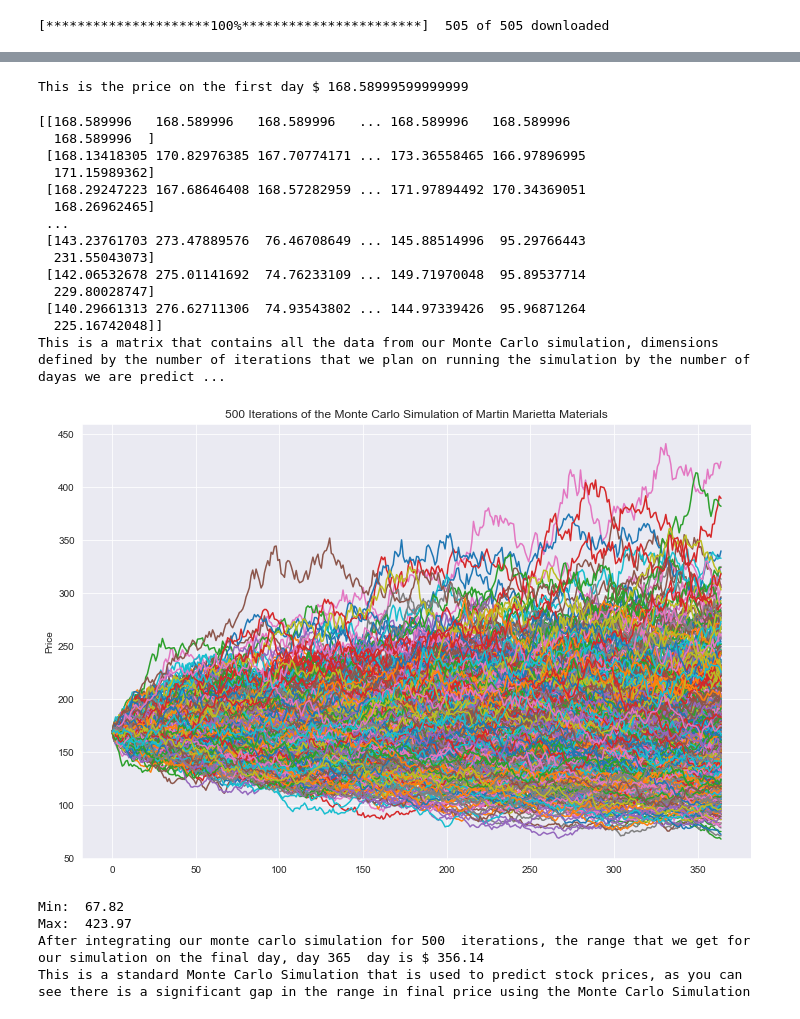
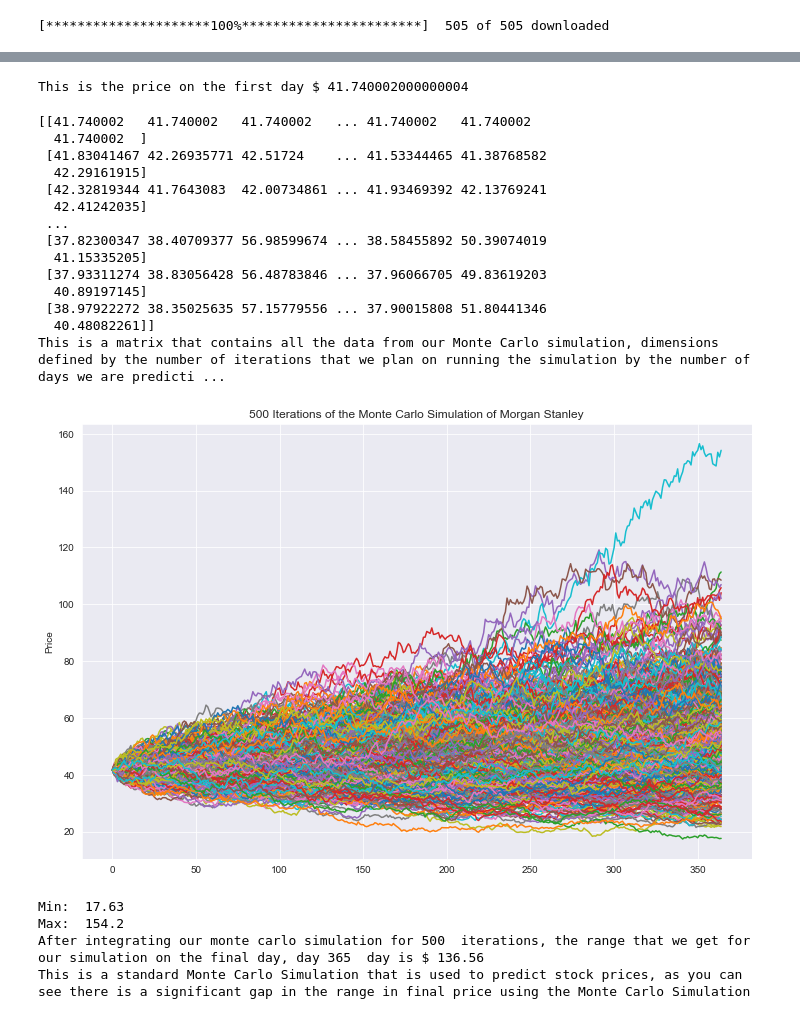
Before and after one commit to BryanLee06/Python_Assignment-Pokemon, a Jupyter notebook: S&P 500 Stock Index Analysis.ipynb, the cells around one changed output, grey strips where cells are left out. Cells and saved outputs as stored; diff of their text form; code cells hidden in the pictures.

```diff
--- a/S&P 500 Stock Index Analysis.ipynb
+++ b/S&P 500 Stock Index Analysis.ipynb
@@ -217,8 +220,8 @@ print(daily_returns)
 # %%
-K = stockdata[df['Symbol'][counter]]['Adj Close'].iloc[-1]
+K = stockdata[fullpackage['Symbol'][counter]]['Adj Close'].iloc[-1]
 print('This is the price on the first day $',K)
 # %% [output]
-This is the price on the first day $ 168.58999599999999
+This is the price on the first day $ 41.740002000000004
 # %%
 price_list = np.array(daily_returns)
 price_list[0] = K
@@ -227,30 +230,30 @@ for t in range(1, intervals):
     price_list[t] = price_list[t-1]*daily_returns[t]
 # %%
 print(price_list)
-print('This is a matrix that contains all the data from our Monte Carlo simulation, dimensions defined by the number of iterations that we plan on running the simulation by the number of dayas we are predicting the price.')
+print('This is a matrix that contains all the data from our Monte Carlo simulation, dimensions defined by the number of iterations that we plan on running the simulation by the number of days we are predicting the price.')
 # %% [output]
-[[168.589996   168.589996   168.589996   ... 168.589996   168.589996
-  168.589996  ]
- [168.13418305 170.82976385 167.70774171 ... 173.36558465 166.97896995
-  171.15989362]
- [168.29247223 167.68646408 168.57282959 ... 171.97894492 170.34369051
-  168.26962465]
+[[41.740002   41.740002   41.740002   ... 41.740002   41.740002
+  41.740002  ]
+ [41.83041467 42.26935771 42.51724    ... 41.53344465 41.38768582
+  42.29161915]
+ [42.32819344 41.7643083  42.00734861 ... 41.93469392 42.13769241
+  42.41242035]
  ...
- [143.23761703 273.47889576  76.46708649 ... 145.88514996  95.29766443
-  231.55043073]
- [142.06532678 275.01141692  74.76233109 ... 149.71970048  95.89537714
-  229.80028747]
- [140.29661313 276.62711306  74.93543802 ... 144.97339426  95.96871264
-  225.16742048]]
-This is a matrix that contains all the data from our Monte Carlo simulation, dimensions defined by the number of iterations that we plan on running the simulation by the number of dayas we are predict ...
+ [37.82300347 38.40709377 56.98599674 ... 38.58455892 50.39074019
+  41.15335205]
+ [37.93311274 38.83056428 56.48783846 ... 37.96066705 49.83619203
+  40.89197145]
+ [38.97922272 38.35025635 57.15779556 ... 37.90015808 51.80441346
+  40.48082261]]
+This is a matrix that contains all the data from our Monte Carlo simulation, dimensions defined by the number of iterations that we plan on running the simulation by the number of days we are predicti ...
 # %%
 plt.figure(figsize = (12,8))
 plt.plot(price_list)
-plt.title('{} Iterations of the Monte Carlo Simulation of {}'.format(iterations, df['Name'][counter]))
+plt.title('{} Iterations of the Monte Carlo Simulation of {}'.format(iterations, fullpackage['Name'][counter]))
 plt.ylabel('Price')
 plt.show()
 # %% [output]
-[figure, old version]
+[figure, new version]
 # %%
 print('Min: ',round(price_list[-1].min(),2))
 print('Max: ',round(price_list[-1].max(),2))
@@ -259,7 +262,7 @@ on the final day, day', intervals,' day is $', round(price_list[-1].max() - pric
 print('This is a standard Monte Carlo Simulation that is used to predict stock prices, as you can see there is\
  a significant gap in the range in final price using the Monte Carlo Simulation')
 # %% [output]
-Min:  67.82
-Max:  423.97
-After integrating our monte carlo simulation for 500  iterations, the range that we get for our simulation on the final day, day 365  day is $ 356.14
+Min:  17.63
+Max:  154.2
+After integrating our monte carlo simulation for 500  iterations, the range that we get for our simulation on the final day, day 365  day is $ 136.56
 This is a standard Monte Carlo Simulation that is used to predict stock prices, as you can see there is a significant gap in the range in final price using the Monte Carlo Simulation
```
Also changed, not shown: parts of 20 cells of this notebook, 1 other file.
